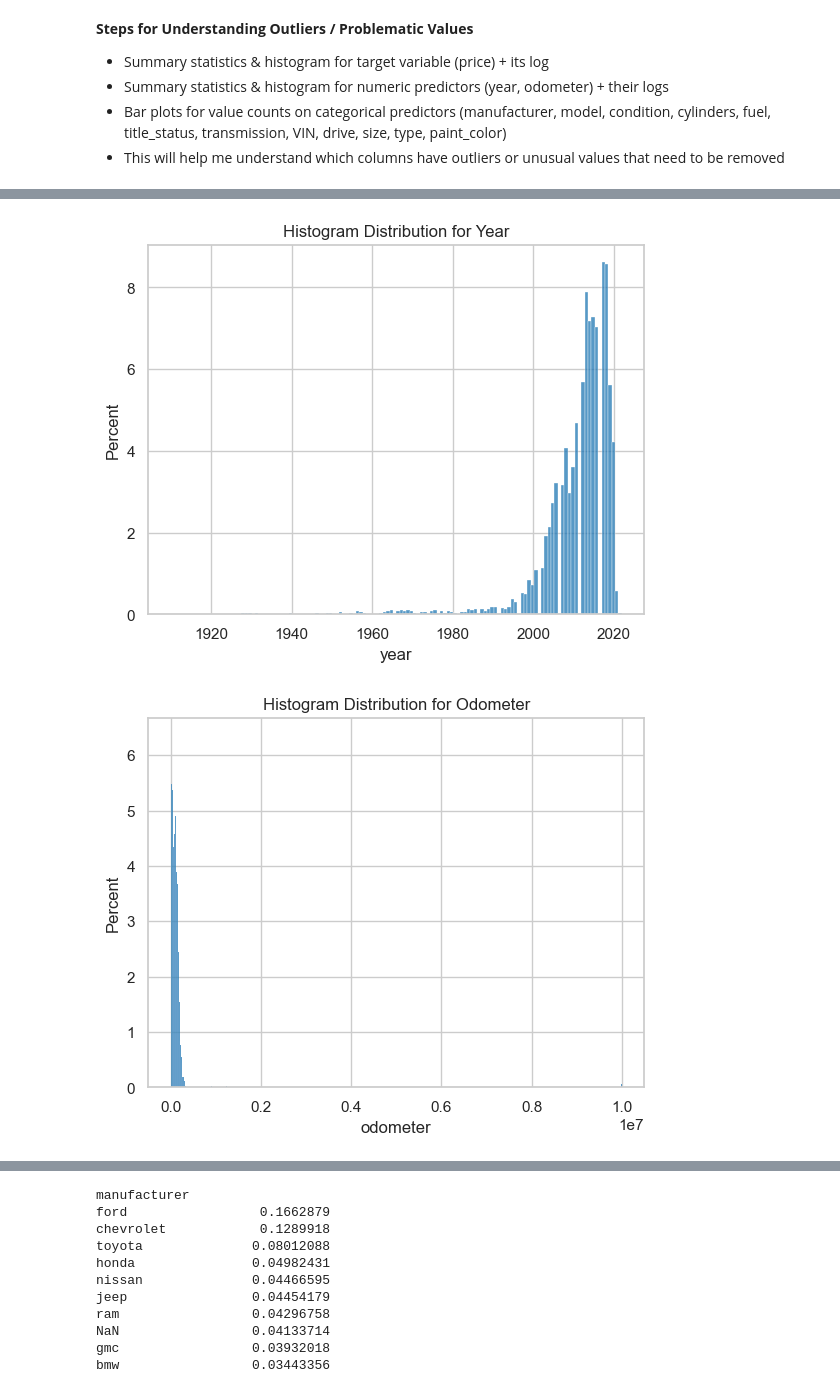
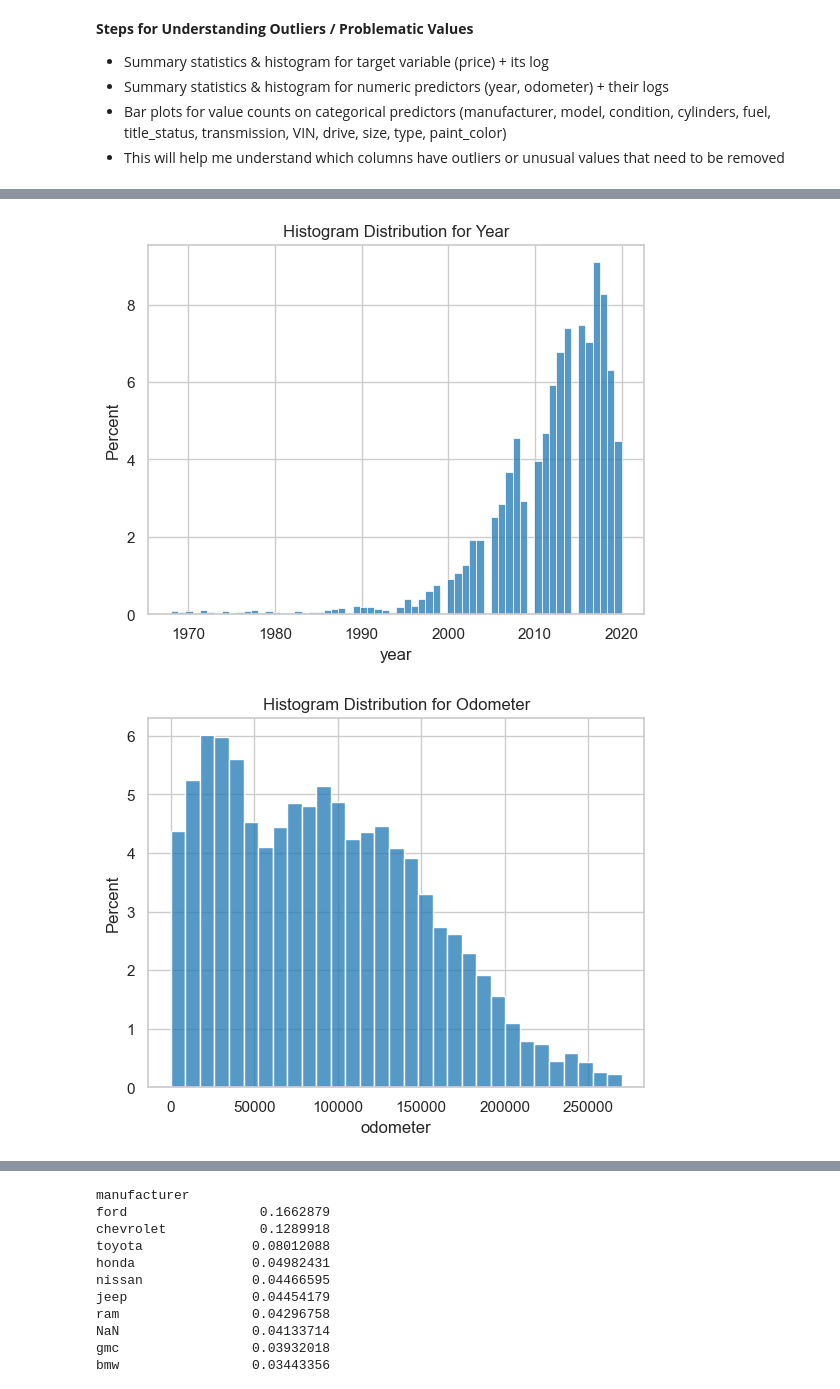
Before and after one commit to rosschu/placeholder2, a Jupyter notebook: usedcars.ipynb, the cells around one changed output, grey strips where cells are left out. Drawn from its saved outputs; the diff is of its cells as text; code cells hidden in the pictures.

```diff
--- a/usedcars.ipynb
+++ b/usedcars.ipynb
@@ -131,17 +152,19 @@ df[['year','odometer','price']].describe(percentiles=pctiles)
 # %%
 # Histograms for numeric columns
 # Implications:
     # Price has zero values that need to be removed (likely incorrect)
     # Log price/odometer have more meaningful variation than price/odometer
     # Focus on cars after 2000, which probably excluded "classic" models
 sample = df.sample(10000).reset_index(drop=True)
 
 for col in ['year','odometer','price','log_odometer','log_price']:
+    q1,q99 = sample[col].quantile([0.01,0.99])
+    sample = sample[(sample[col] >= q1) & (sample[col] <= q99)]
     sns.histplot(data=sample, x=col, stat='percent')
     plt.title(f'Histogram Distribution for {col.replace('_', ' ').title()}')
     plt.show()
     plt.savefig(f'images/hist_{col}.png')
     plt.close()
 # %% [output]
-[figure, old version]
+[figure, new version]
-[figure, old version]
+[figure, new version]
```
Also changed, not shown: parts of 23 cells of this notebook.
